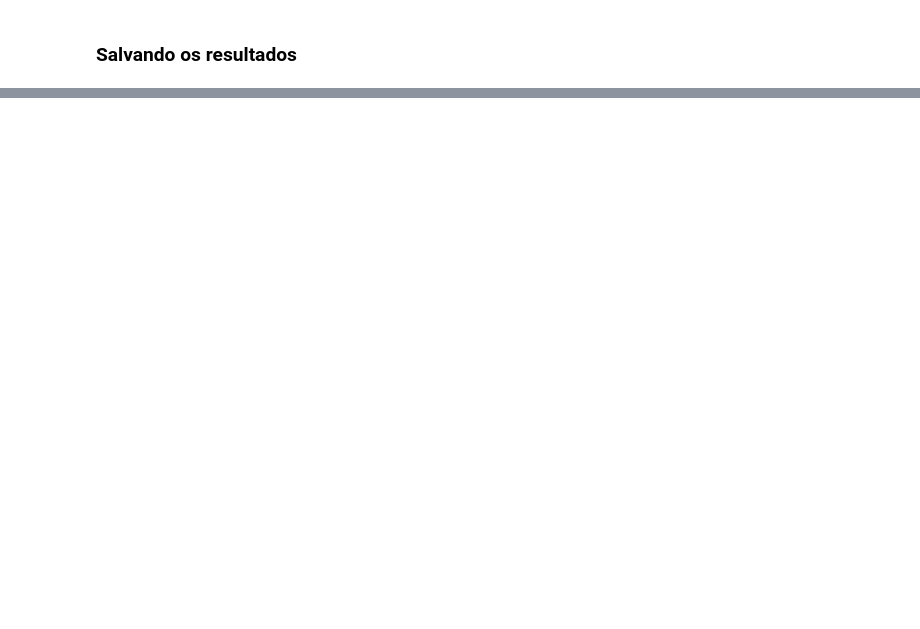
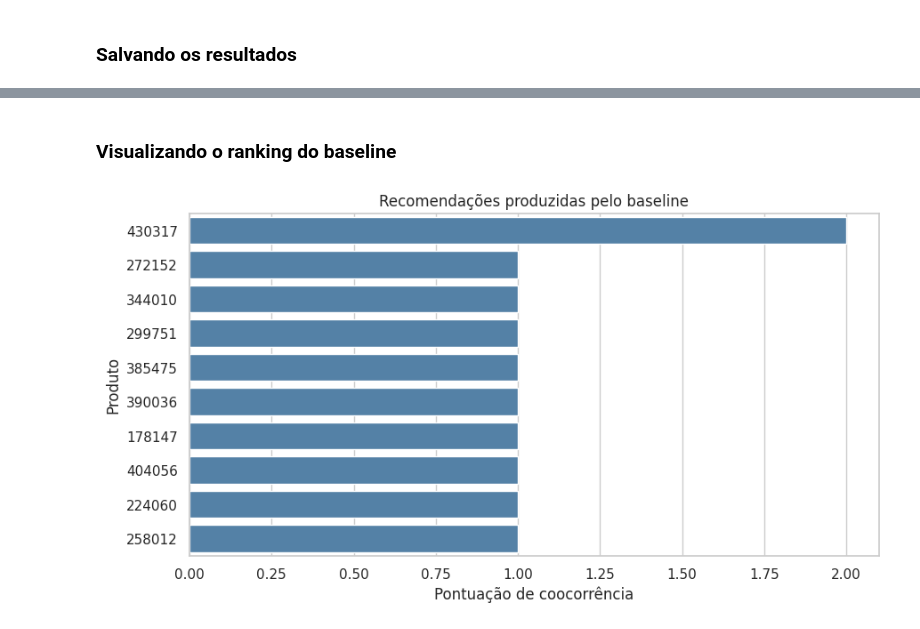
Before and after one commit to sandydiamantino/retailrocket-topsis, a Jupyter notebook: retailrocket_topsis.ipynb, the cells around one changed output, grey strips where cells are left out. Drawn from its saved outputs; the diff is of its cells as text; code cells hidden in the pictures; blank space fills up the shorter version.

Commit message:
Adding baseline and TOPSIS

```diff
--- a/retailrocket_topsis.ipynb
+++ b/retailrocket_topsis.ipynb
@@ -558,0 +816,8 @@ print('Tabelas exploratórias salvas em /content.')
+# %%
+pagerank_scores = nx.pagerank(
+    G,
+    alpha=0.85,
+    weight='weight'
+)
+
+print('PageRank calculado.')
@@ -558,0 +1499,26 @@ print('Tabelas exploratórias salvas em /content.')
+# %% [markdown]
+### Visualizando o ranking do baseline
+# %%
+plt.figure(figsize=(10, 5))
+
+plot_data = baseline_recommendations.copy()
+
+plot_data['label'] = (
+    plot_data['item_node']
+    .str.replace('item_', '', regex=False)
+)
+
+sns.barplot(
+    data=plot_data,
+    x='recommendation_score',
+    y='label',
+    color='steelblue'
+)
+
+plt.title('Recomendações produzidas pelo baseline')
+plt.xlabel('Pontuação de coocorrência')
+plt.ylabel('Produto')
+
+plt.show()
+# %% [output]
+[figure, added]
```
Also changed, not shown: parts of 80 cells of this notebook.
